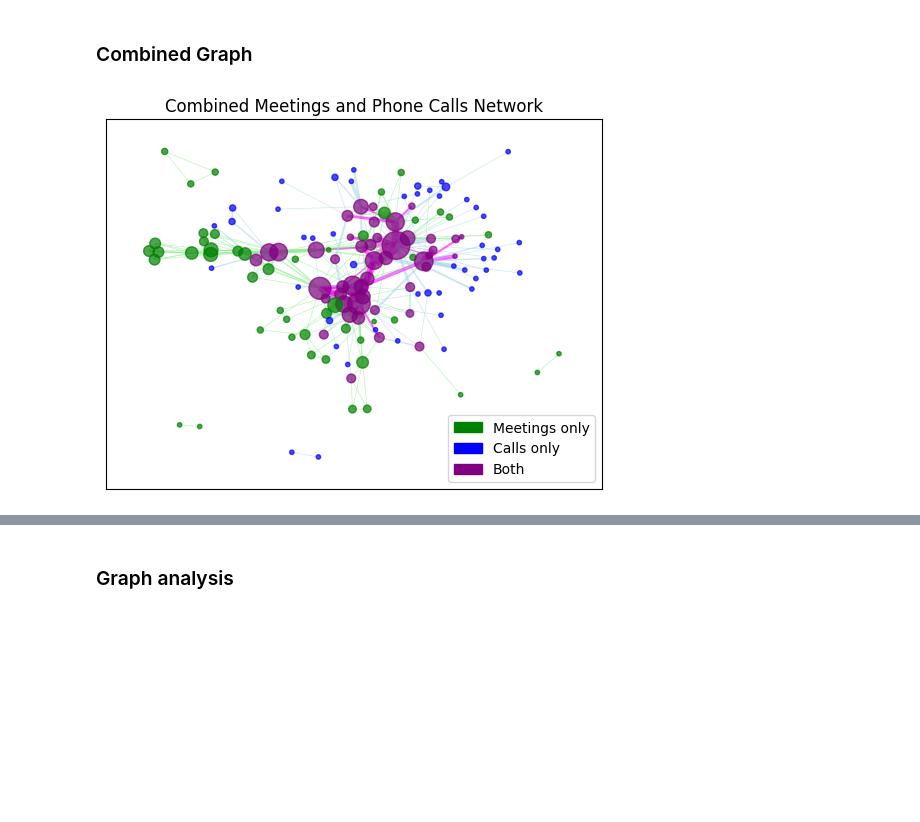
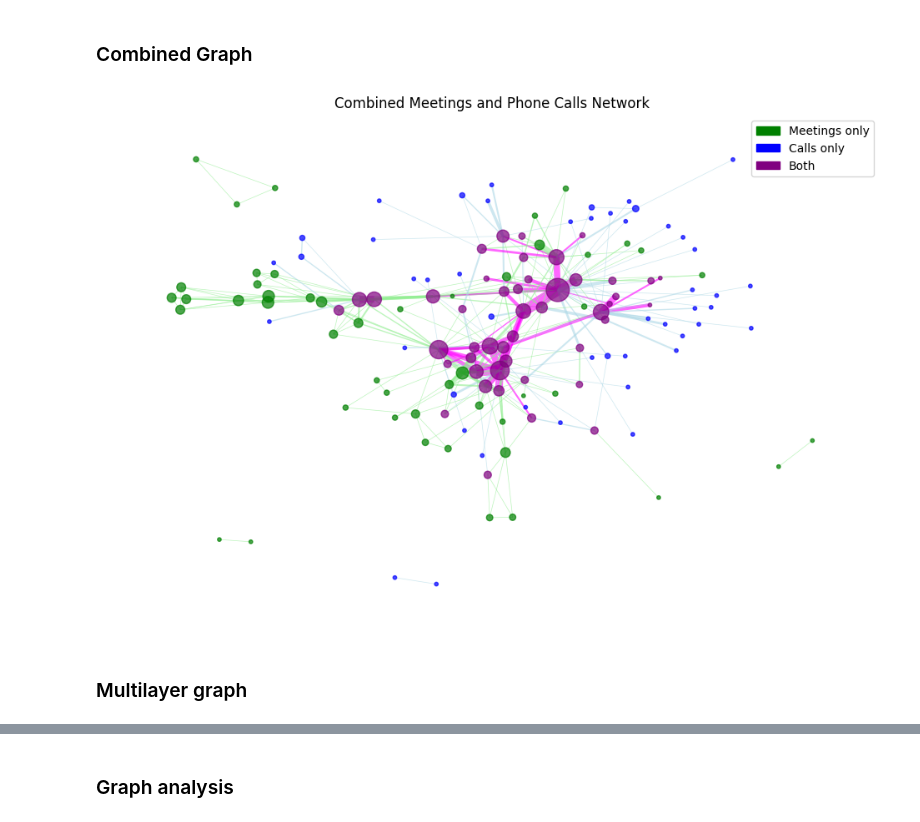
Before and after one commit to Lasagnos/SNProject, a Jupyter notebook: Project.ipynb, the cells around one changed output, grey strips where cells are left out. Drawn from its saved outputs; the diff is of its cells as text; code cells hidden in the pictures; blank space fills up the shorter version.

Commit message:
Pushed first metrics and beginning of a new multilayer graph

```diff
--- a/Project.ipynb
+++ b/Project.ipynb
@@ -14,31 +14,12 @@ meetings_file = r'Dataset\Cleaned\Montagna_Meetings_Clean.csv'
 df_meetings = pd.read_csv(meetings_file, sep=',', header=None, names=['Source', 'Target', 'Weight'])
 calls_file = r'Dataset\Cleaned\Montagna_Phone_Calls_Clean.csv'
 df_calls = pd.read_csv(calls_file, sep=',', header=None, names=['Source', 'Target', 'Weight'])
-# %%
-# Clean the data from repeated edges and self-loops from meetings dataset
-
-# Ensure undirected edge ordering (we sort from smallest node id to largest)
-df_meetings['Source_clean'] = df_meetings[['Source', 'Target']].min(axis=1)
-df_meetings['Target_clean'] = df_meetings[['Source', 'Target']].max(axis=1)
-# Aggregate weights by grouping edges (sum)
-df_meetings_agg = df_meetings.groupby(['Source_clean', 'Target_clean'], as_index=False)['Weight'].sum() # Maybe average?
-df_meetings_agg.rename(columns={'Source_clean': 'Source', 'Target_clean': 'Target'}, inplace=True)  # Rename columns to original names
-# Remove self-loops (Source == Target)
-df_meetings_agg = df_meetings_agg[df_meetings_agg['Source'] != df_meetings_agg['Target']]
-
-
-# Clean the calls dataset similarly
-df_calls['Source_clean'] = df_calls[['Source', 'Target']].min(axis=1)
-df_calls['Target_clean'] = df_calls[['Source', 'Target']].max(axis=1)
-df_calls_agg = df_calls.groupby(['Source_clean', 'Target_clean'], as_index=False)['Weight'].sum()   # Maybe average?
-df_calls_agg.rename(columns={'Source_clean': 'Source', 'Target_clean': 'Target'}, inplace=True)
-#f_calls_agg = df_calls_agg[df_calls_agg['Source'] != df_calls_agg['Target']]   # No self-loops in calls dataset
 # %%
 # Load networks from cleaned DataFrames
 G_meetings = nx.Graph()
-G_meetings.add_weighted_edges_from(df_meetings_agg.values)
+G_meetings.add_weighted_edges_from(df_meetings.values)
 G_calls = nx.Graph()
-G_calls.add_weighted_edges_from(df_calls_agg.values)
+G_calls.add_weighted_edges_from(df_calls.values)
 # %%
 # Print summary of the graphs
 print(f"Meetings: {G_meetings.number_of_nodes()} nodes, {G_meetings.number_of_edges()} edges")
@@ -151,31 +148,34 @@ for node in G_combined.nodes():
     if in_meetings and in_calls:
         node_colors[node] = 'purple'  # both
     elif in_meetings:
         node_colors[node] = 'green'   # only meetings
     elif in_calls:
         node_colors[node] = 'blue'    # only calls
 colors_list = [node_colors[n] for n in G_combined.nodes()]
 
 # Node sizes (scaled by degree)
 degrees = dict(G_combined.degree())
 node_sizes = [degrees[n] * 10 for n in G_combined.nodes()]
 edge_weights = [G_combined[u][v]['weight'] * 0.5 for u, v in G_combined.edges()]    # Edge thickness (scaled by weight, factor = 0.5)
 
 pos = nx.spring_layout(G_combined, k=0.25, seed=42) # Positions the nodes, using a certain layout ('spring'). k influences the distance between nodes
 
 plt.figure(figsize=(12, 8))  # Set figure size (change if a larger or smaller graph is needed)
 # Draw combined graph
 nx.draw_networkx_nodes(G_combined, pos, node_color=colors_list, node_size=node_sizes, alpha=0.7)
 nx.draw_networkx_edges(G_combined, pos, width=edge_weights, edge_color=edge_colors, alpha=0.6)
 #nx.draw_networkx_labels(G_combined, pos, font_size=8)
 
 # Add legend
 import matplotlib.patches as mpatches
 legend = [mpatches.Patch(color='green', label='Meetings only'),
           mpatches.Patch(color='blue', label='Calls only'),
           mpatches.Patch(color='purple', label='Both')]
 plt.legend(handles=legend)
+plt.axis('off')
 plt.title("Combined Meetings and Phone Calls Network")
 plt.show()
 # %% [output]
-[figure, old version]
+[figure, new version]
+# %% [markdown]
+### Multilayer graph
```
Also changed, not shown: parts of 14 cells of this notebook, 4 other files.
